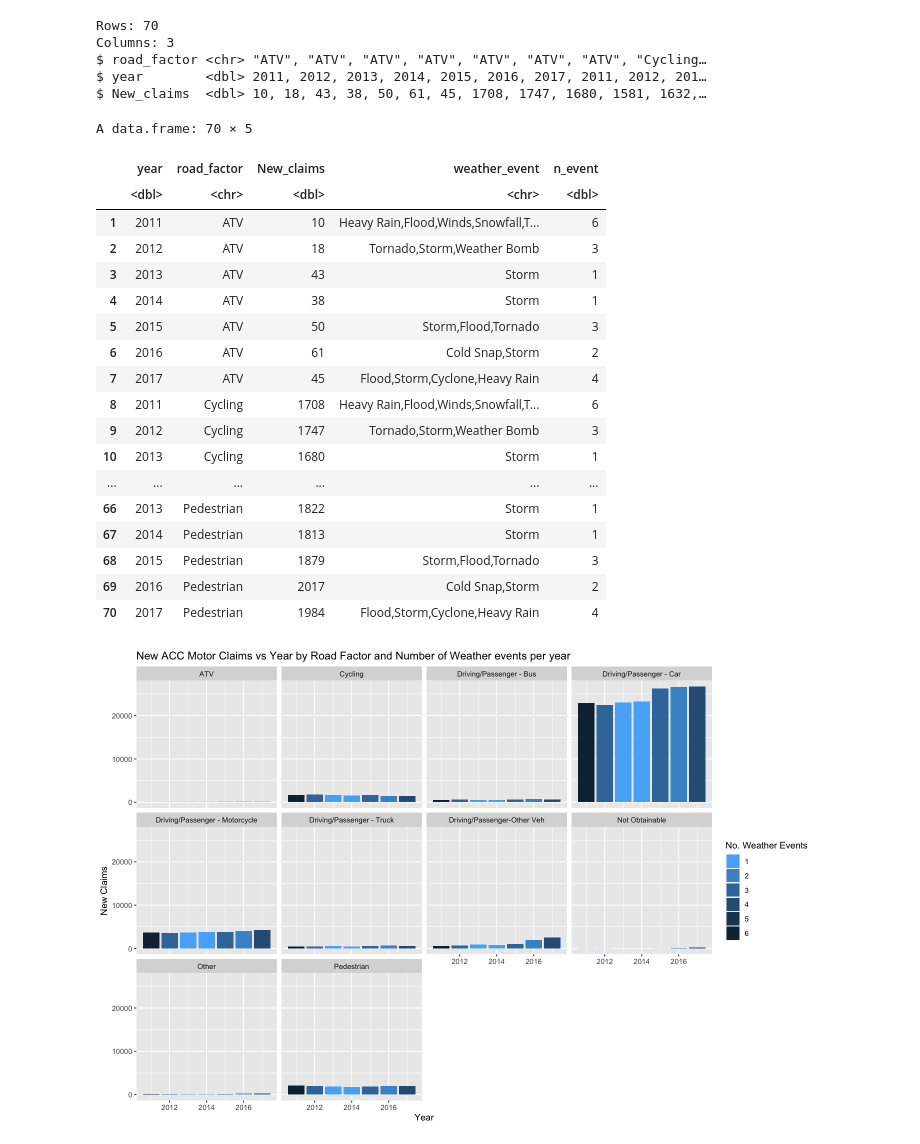
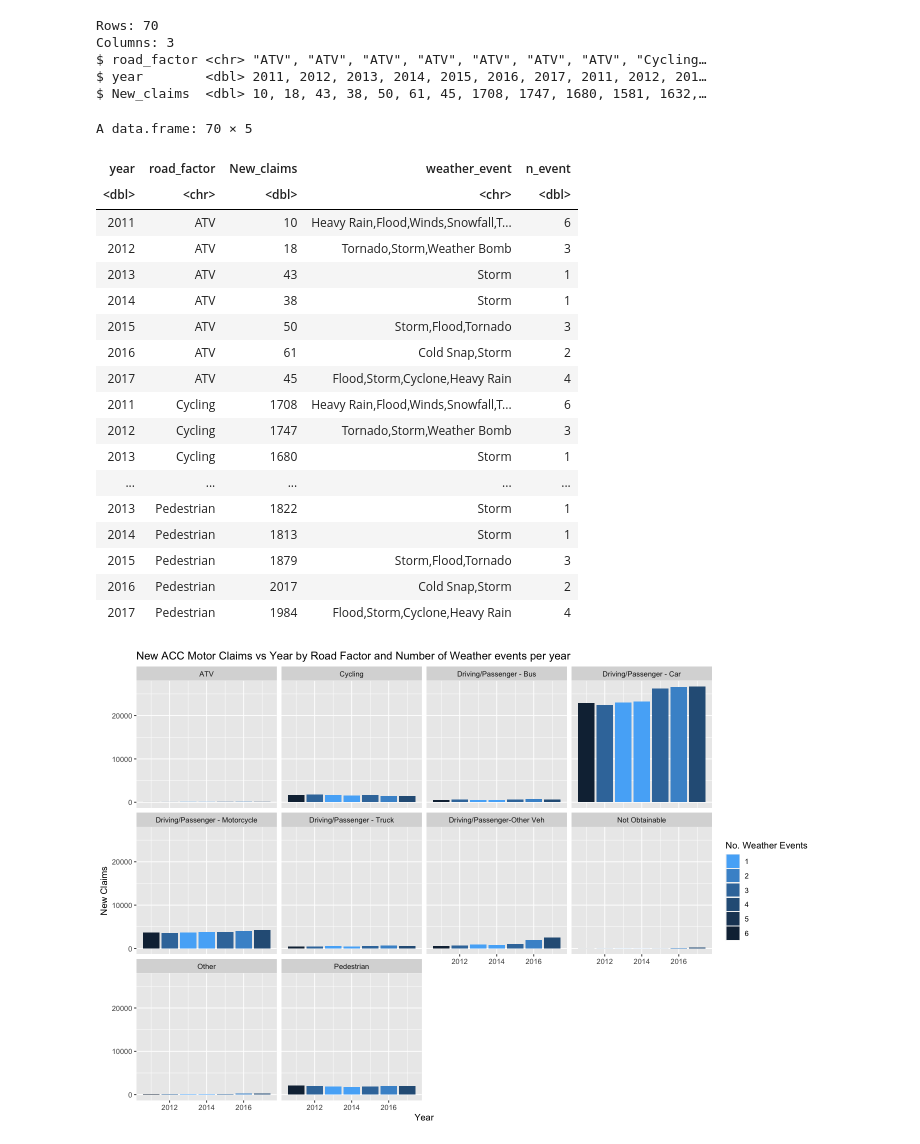
Before and after one commit to oscar-uc/DATA244_group_project, a Jupyter notebook: Joining/Joining.ipynb, the cells around one changed output. Cells and saved outputs as stored; diff of their text form; code cells hidden in the pictures.

```diff
--- a/Joining/Joining.ipynb
+++ b/Joining/Joining.ipynb
@@ -75,6 +75,8 @@ cols(
 # %%
 #need to change column name of Weather Event and Affected Area to one word
 
-weather <- weather %>% rename (weather_event = "Weather Event") %>%
+weather_a <- weather %>% rename (weather_event = "Weather Event") %>%
     rename (affected_area = "Affected Area") %>%
     rename (year = "Year")
+
+head(weather_a)
@@ -81,7 +93,9 @@ weather <- weather %>% rename (weather_event = "Weather Event") %>%
 # %%
 #Group weather dataframe by year and collect all events in particular year in a new column
-weather_by_year <- weather %>%
+weather_by_year <- weather_a %>%
     group_by(year) %>%
     summarise(weather_event = paste(weather_event, collapse = ","))
+
+weather_by_year
 # %% [output]
 `summarise()` ungrouping output (override with `.groups` argument)
@@ -342,30 +326,29 @@ $ year        <dbl> 2011, 2012, 2013, 2014, 2015, 2016, 2017, 2011, 2012, 201…
 $ New_claims  <dbl> 10, 18, 43, 38, 50, 61, 45, 1708, 1747, 1680, 1581, 1632,…
 # %%
 weather_road_joined <- merge(x = road_newclaims_df, y = weather_by_year, by = "year", all = TRUE) %>%
-    arrange(road_factor)%>%
-    head(-4)
-    #head(-4) #remove 2010, 2018-2020 which dont match
+    arrange(road_factor)
+
 weather_road_joined
 # %% [output]
 A data.frame: 70 × 5
-|  | year | road_factor | New_claims | weather_event | n_event |
-|  | <dbl> | <chr> | <dbl> | <chr> | <dbl> |
-| 1 | 2011 | ATV | 10 | Heavy Rain,Flood,Winds,Snowfall,T... | 6 |
-| 2 | 2012 | ATV | 18 | Tornado,Storm,Weather Bomb | 3 |
-| 3 | 2013 | ATV | 43 | Storm | 1 |
-| 4 | 2014 | ATV | 38 | Storm | 1 |
-| 5 | 2015 | ATV | 50 | Storm,Flood,Tornado | 3 |
-| 6 | 2016 | ATV | 61 | Cold Snap,Storm | 2 |
-| 7 | 2017 | ATV | 45 | Flood,Storm,Cyclone,Heavy Rain | 4 |
-| 8 | 2011 | Cycling | 1708 | Heavy Rain,Flood,Winds,Snowfall,T... | 6 |
-| 9 | 2012 | Cycling | 1747 | Tornado,Storm,Weather Bomb | 3 |
-| 10 | 2013 | Cycling | 1680 | Storm | 1 |
-| ... | ... | ... | ... | ... | ... |
-| 66 | 2013 | Pedestrian | 1822 | Storm | 1 |
-| 67 | 2014 | Pedestrian | 1813 | Storm | 1 |
-| 68 | 2015 | Pedestrian | 1879 | Storm,Flood,Tornado | 3 |
-| 69 | 2016 | Pedestrian | 2017 | Cold Snap,Storm | 2 |
-| 70 | 2017 | Pedestrian | 1984 | Flood,Storm,Cyclone,Heavy Rain | 4 |
+| year | road_factor | New_claims | weather_event | n_event |
+| <dbl> | <chr> | <dbl> | <chr> | <dbl> |
+| 2011 | ATV | 10 | Heavy Rain,Flood,Winds,Snowfall,T... | 6 |
+| 2012 | ATV | 18 | Tornado,Storm,Weather Bomb | 3 |
+| 2013 | ATV | 43 | Storm | 1 |
+| 2014 | ATV | 38 | Storm | 1 |
+| 2015 | ATV | 50 | Storm,Flood,Tornado | 3 |
+| 2016 | ATV | 61 | Cold Snap,Storm | 2 |
+| 2017 | ATV | 45 | Flood,Storm,Cyclone,Heavy Rain | 4 |
+| 2011 | Cycling | 1708 | Heavy Rain,Flood,Winds,Snowfall,T... | 6 |
+| 2012 | Cycling | 1747 | Tornado,Storm,Weather Bomb | 3 |
+| 2013 | Cycling | 1680 | Storm | 1 |
+| ... | ... | ... | ... | ... |
+| 2013 | Pedestrian | 1822 | Storm | 1 |
+| 2014 | Pedestrian | 1813 | Storm | 1 |
+| 2015 | Pedestrian | 1879 | Storm,Flood,Tornado | 3 |
+| 2016 | Pedestrian | 2017 | Cold Snap,Storm | 2 |
+| 2017 | Pedestrian | 1984 | Flood,Storm,Cyclone,Heavy Rain | 4 |
 # %%
 #labels <- c("Driving/Passenger - Bus" = "Bus", "Driving/Passenger - Car" = "Men")
 #labeller=labeller(road_factor = labels)
```
Also changed, not shown: parts of 13 cells of this notebook, 3 other files.
